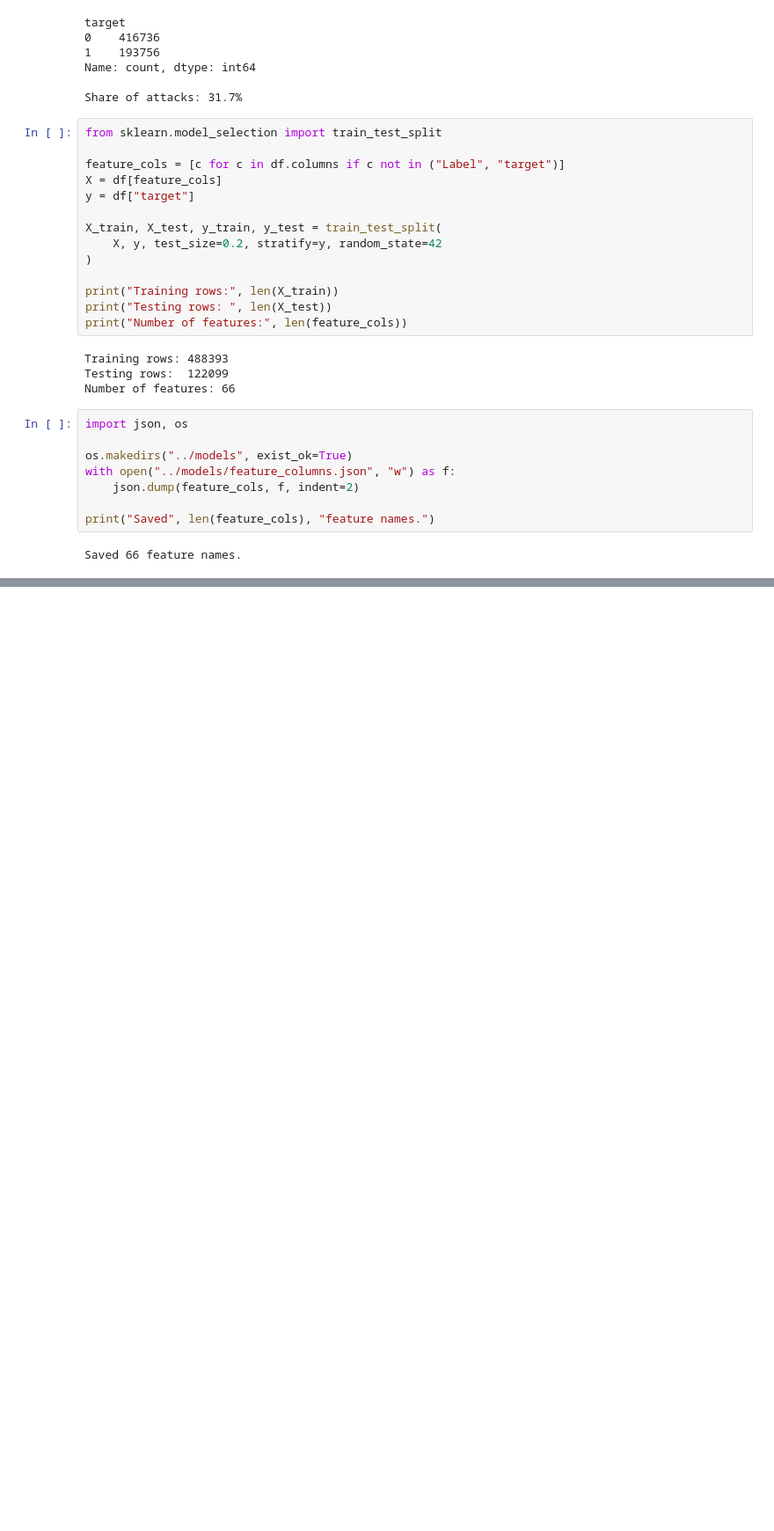
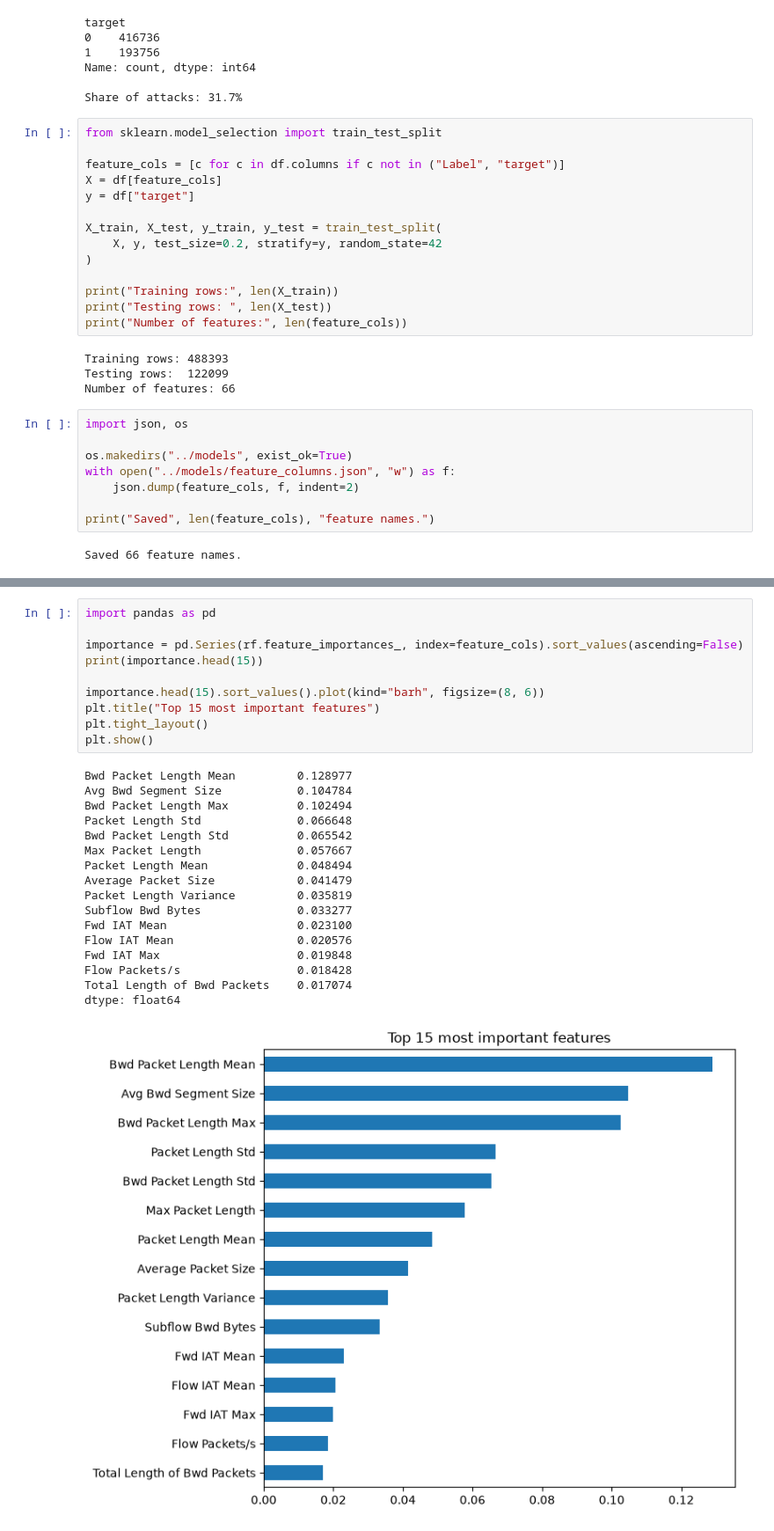
Before and after one commit to nileshthapliyal220/NIDS-project, a Jupyter notebook: notebooks/01_explore.ipynb, the cells around one changed output, grey strips where cells are left out. Shown at 88% size. Drawn from its saved outputs; the diff is of its cells as text; blank space fills up the shorter version.

```diff
--- a/notebooks/01_explore.ipynb
+++ b/notebooks/01_explore.ipynb
@@ -201,0 +248,28 @@ Saved 66 feature names.
+# %%
+import pandas as pd
+
+importance = pd.Series(rf.feature_importances_, index=feature_cols).sort_values(ascending=False)
+print(importance.head(15))
+
+importance.head(15).sort_values().plot(kind="barh", figsize=(8, 6))
+plt.title("Top 15 most important features")
+plt.tight_layout()
+plt.show()
+# %% [output]
+Bwd Packet Length Mean         0.128977
+Avg Bwd Segment Size           0.104784
+Bwd Packet Length Max          0.102494
+Packet Length Std              0.066648
+Bwd Packet Length Std          0.065542
+Max Packet Length              0.057667
+Packet Length Mean             0.048494
+Average Packet Size            0.041479
+Packet Length Variance         0.035819
+Subflow Bwd Bytes              0.033277
+Fwd IAT Mean                   0.023100
+Flow IAT Mean                  0.020576
+Fwd IAT Max                    0.019848
+Flow Packets/s                 0.018428
+Total Length of Bwd Packets    0.017074
+dtype: float64
+[figure, added]
```
Also changed, not shown: parts of 7 cells of this notebook, 1 other file.
